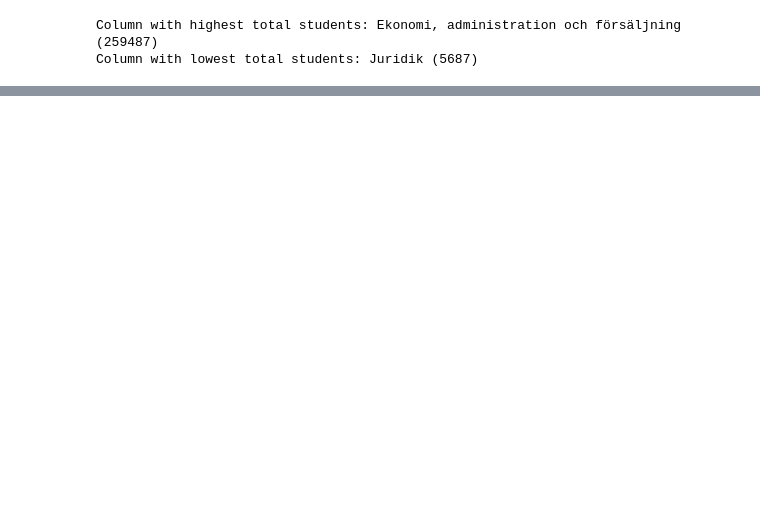
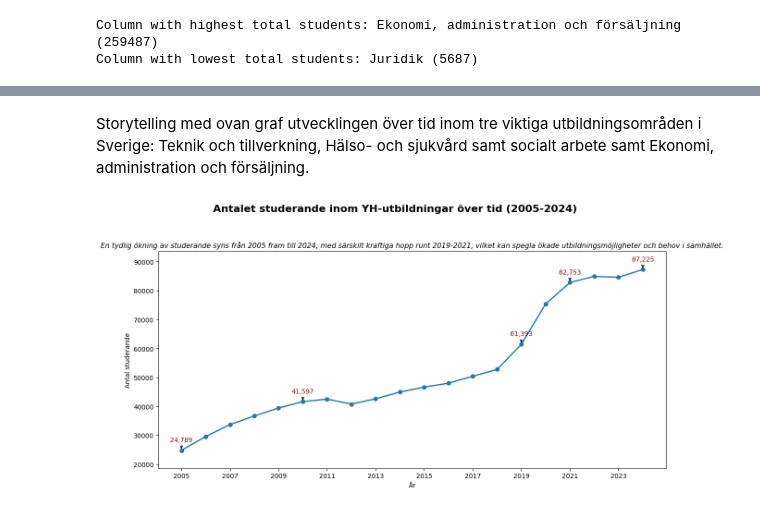
Before and after one commit to Ferothanes/Datavisualisering_Gruppprojekt_Grupp10, a Jupyter notebook: EDA/Freja_EDA.ipynb, the cells around one changed output, grey strips where cells are left out. Drawn from its saved outputs; the diff is of its cells as text; code cells hidden in the pictures; blank space fills up the shorter version.

Commit message:
finished graphs + storytelling

```diff
--- a/EDA/Freja_EDA.ipynb
+++ b/EDA/Freja_EDA.ipynb
@@ -367,0 +346,51 @@ fig.show()
+# %% [markdown]
+Storytelling med ovan graf
+    utvecklingen över tid inom tre viktiga utbildningsområden i Sverige: Teknik och tillverkning, Hälso- och sjukvård samt socialt arbete samt Ekonomi, administration och försäljning.
+# %%
+import pandas as pd
+import matplotlib.pyplot as plt
+
+# Läs in datan
+data = pd.read_excel("data/Antalet studerande i YH inom olika utbildningsområden 2012-2024.xlsx")
+
+# Konvertera kolumnen 'År' till sträng eller int om den inte är det
+data['År'] = data['År'].astype(int)
+
+# Skapa figur och axlar
+fig, ax = plt.subplots(figsize=(12, 6))
+
+# Plotta totalantalet studerande per år
+ax.plot(data['År'], data['Totalt'], marker='o', color='tab:blue', linewidth=2)
+
+# Titeln med storytelling
+title = "Antalet studerande inom YH-utbildningar över tid (2005-2024)"
+subtitle = ("En tydlig ökning av studerande syns från 2005 fram till 2024, "
+            "med särskilt kraftiga hopp runt 2019-2021, vilket kan spegla ökade utbildningsmöjligheter och behov i samhället.")
+
+plt.suptitle(title, fontsize=16, fontweight='bold', y=1.05)
+plt.title(subtitle, fontsize=11, style='italic')
+
+# X- och Y-axlar
+ax.set_xlabel("År")
+ax.set_ylabel("Antal studerande")
+ax.set_xticks(data['År'][::2])  # Visa varannan år för bättre läsbarhet
+
+# Ta bort grid för att rensa grafen
+ax.grid(False)
+
+# Annotationer för intressanta år
+highlight_years = [2005, 2010, 2019, 2021, 2024]
+for year in highlight_years:
+    antal = data.loc[data['År'] == year, 'Totalt'].values[0]
+    ax.annotate(f"{antal:,}", xy=(year, antal), xytext=(year, antal+3000),
+                arrowprops=dict(facecolor='gray', arrowstyle="->"),
+                ha='center', fontsize=10, color='darkred')
+
+# Lite padding runt linjen
+ax.margins(y=0.1)
+
+
+plt.tight_layout()
+plt.show()
+# %% [output]
+[figure, added]
```
Also changed, not shown: parts of 17 cells of this notebook, 12 other files.
